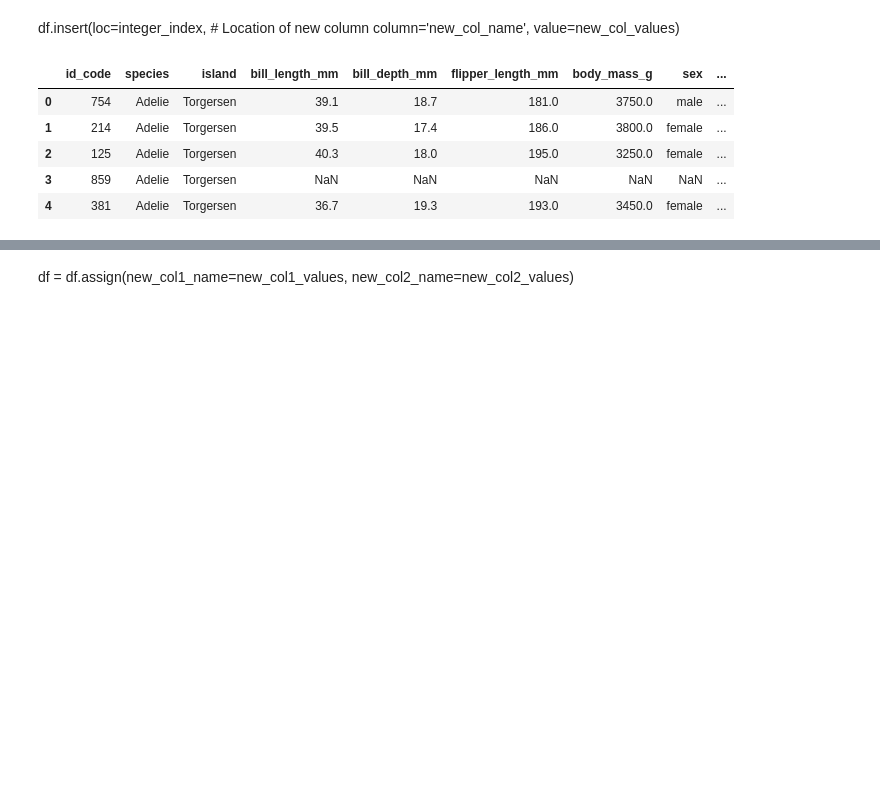
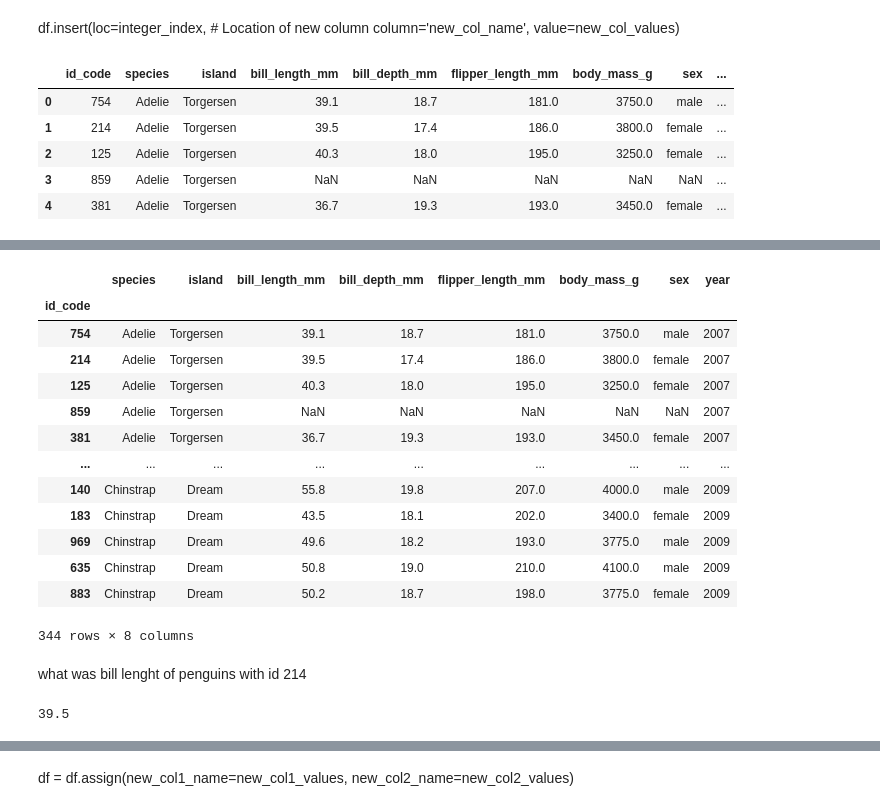
Before and after one commit to austinmartinez12/eds220-2025-in-class, a Jupyter notebook: week2/week2-updating-dataframes.ipynb, the cells around one changed output, grey strips where cells are left out. Saved outputs shown, nothing was run; the diff lists cells and outputs as text; code cells hidden in the pictures; blank space fills up the shorter version.

```diff
--- a/week2/week2-updating-dataframes.ipynb
+++ b/week2/week2-updating-dataframes.ipynb
@@ -59,0 +89,25 @@ penguins.head()
+# %%
+penguins = penguins.set_index('id_code')
+penguins
+# %% [output]
+|  | species | island | bill_length_mm | bill_depth_mm | flipper_length_mm | body_mass_g | sex | year |
+| id_code |  |  |  |  |  |  |  |  |
+| 754 | Adelie | Torgersen | 39.1 | 18.7 | 181.0 | 3750.0 | male | 2007 |
+| 214 | Adelie | Torgersen | 39.5 | 17.4 | 186.0 | 3800.0 | female | 2007 |
+| 125 | Adelie | Torgersen | 40.3 | 18.0 | 195.0 | 3250.0 | female | 2007 |
+| 859 | Adelie | Torgersen | NaN | NaN | NaN | NaN | NaN | 2007 |
+| 381 | Adelie | Torgersen | 36.7 | 19.3 | 193.0 | 3450.0 | female | 2007 |
+| ... | ... | ... | ... | ... | ... | ... | ... | ... |
+| 140 | Chinstrap | Dream | 55.8 | 19.8 | 207.0 | 4000.0 | male | 2009 |
+| 183 | Chinstrap | Dream | 43.5 | 18.1 | 202.0 | 3400.0 | female | 2009 |
+| 969 | Chinstrap | Dream | 49.6 | 18.2 | 193.0 | 3775.0 | male | 2009 |
+| 635 | Chinstrap | Dream | 50.8 | 19.0 | 210.0 | 4100.0 | male | 2009 |
+| 883 | Chinstrap | Dream | 50.2 | 18.7 | 198.0 | 3775.0 | female | 2009 |
+344 rows × 8 columns
+# %% [markdown]
+what was bill lenght of penguins with id 214
+# %%
+# what was bill lenght of penguins with id 214
+penguins.at[214, 'bill_length_mm']
+# %% [output]
+39.5
```
Also changed, not shown: parts of 26 cells of this notebook, 3 other files.
